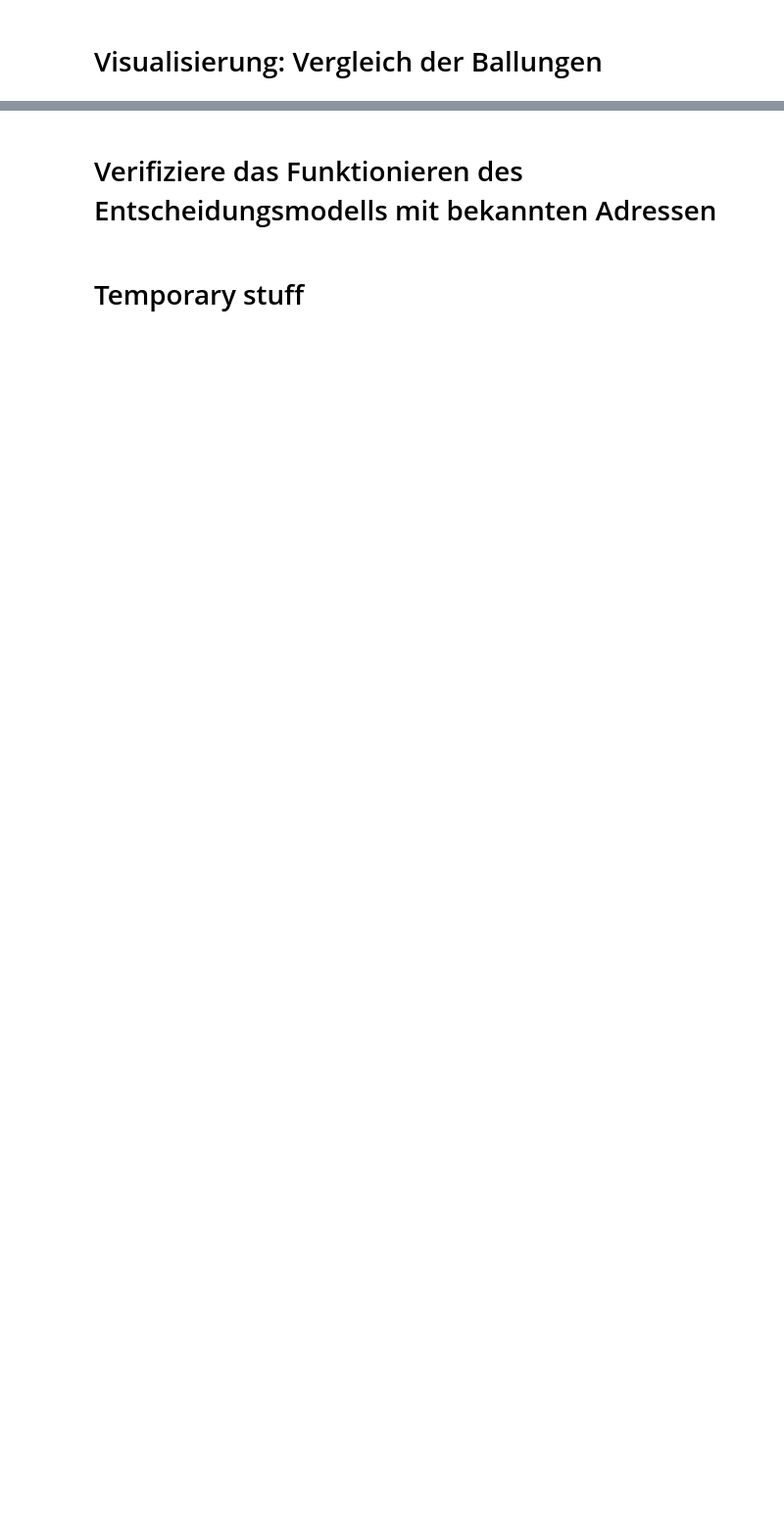
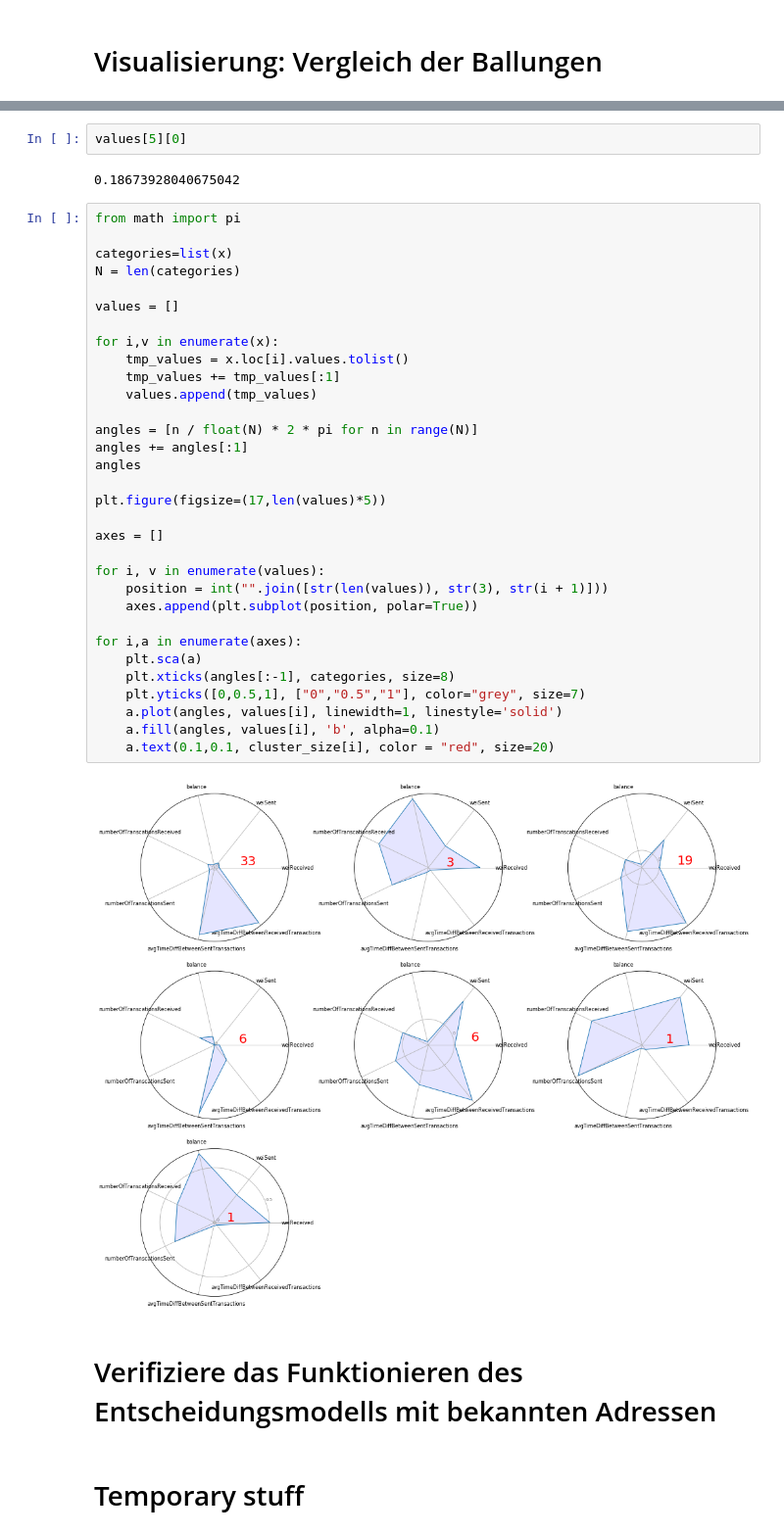
Before and after one commit to mgsgde/ethcluster, a Jupyter notebook: clusteranalysis.ipynb, the cells around one changed output, grey strips where cells are left out. Shown at 98% size. Saved outputs shown, nothing was run; the diff lists cells and outputs as text; blank space fills up the shorter version.

```diff
--- a/clusteranalysis.ipynb
+++ b/clusteranalysis.ipynb
@@ -462,3 +431,41 @@ NameError: name 'values' is not defined
+# %%
+values[5][0]
+# %% [output]
+0.18673928040675042
+# %%
+from math import pi
+
+categories=list(x)
+N = len(categories)
+
+values = []
+
+for i,v in enumerate(x):
+    tmp_values = x.loc[i].values.tolist()
+    tmp_values += tmp_values[:1]
+    values.append(tmp_values)
+
+angles = [n / float(N) * 2 * pi for n in range(N)]
+angles += angles[:1]
+angles
+
+plt.figure(figsize=(17,len(values)*5))
+
+axes = []
+
+for i, v in enumerate(values):
+    position = int("".join([str(len(values)), str(3), str(i + 1)]))
+    axes.append(plt.subplot(position, polar=True))
+
+for i,a in enumerate(axes):
+    plt.sca(a)
+    plt.xticks(angles[:-1], categories, size=8)
+    plt.yticks([0,0.5,1], ["0","0.5","1"], color="grey", size=7)
+    a.plot(angles, values[i], linewidth=1, linestyle='solid')
+    a.fill(angles, values[i], 'b', alpha=0.1)
+    a.text(0.1,0.1, cluster_size[i], color = "red", size=20)
+# %% [output]
+[figure, added]
 # %% [markdown]
 # Verifiziere das Funktionieren des Entscheidungsmodells mit bekannten Adressen
 # %% [markdown]
```
Also changed, not shown: parts of 32 cells of this notebook.
